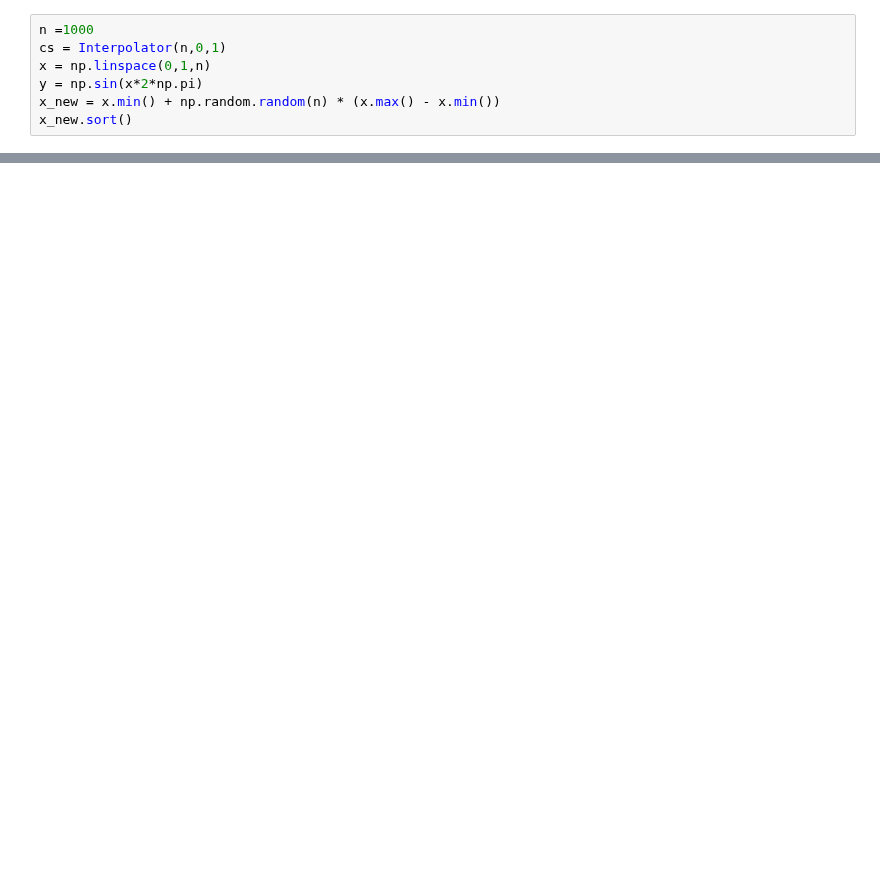
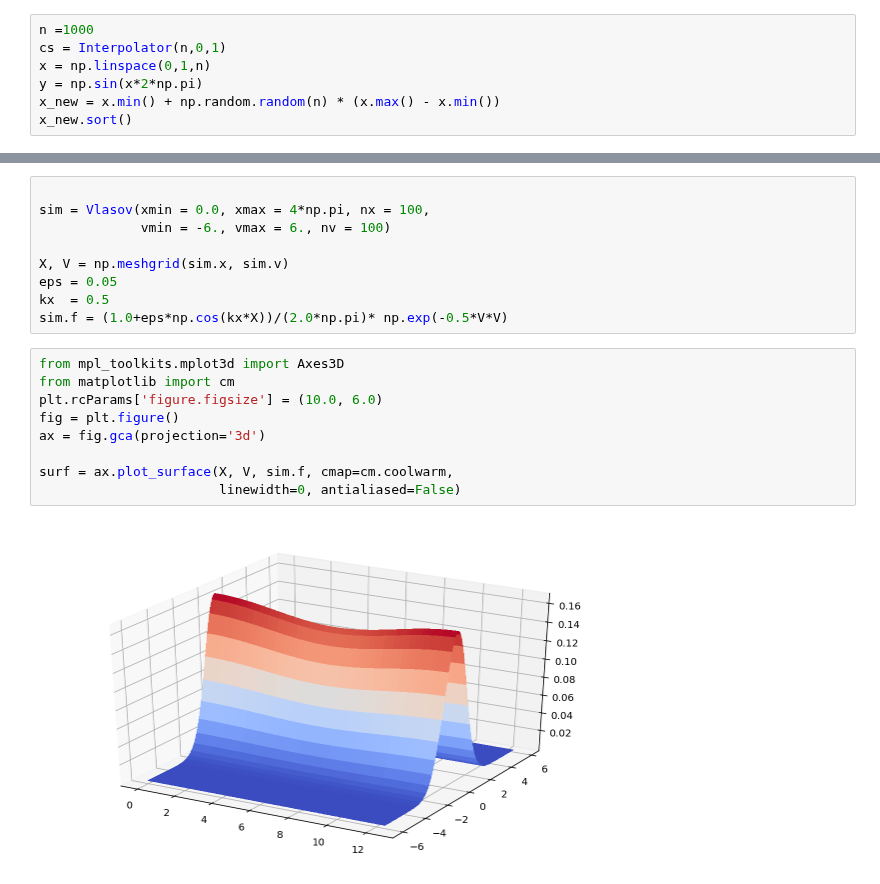
Before and after one commit to pnavaro/math-python, a Jupyter notebook: 40.LandauDamping.ipynb, the cells around one changed output, grey strips where cells are left out. Drawn from its saved outputs; the diff is of its cells as text; blank space fills up the shorter version.

```diff
--- a/40.LandauDamping.ipynb
+++ b/40.LandauDamping.ipynb
@@ -126,0 +144,20 @@ plt.plot(x, y,  x_new, [cs.interpolate(e) for e in x_new]);
+# %%
+
+sim = Vlasov(xmin = 0.0, xmax = 4*np.pi, nx = 100,
+             vmin = -6., vmax = 6., nv = 100)
+
+X, V = np.meshgrid(sim.x, sim.v)
+eps = 0.05
+kx  = 0.5
+sim.f = (1.0+eps*np.cos(kx*X))/(2.0*np.pi)* np.exp(-0.5*V*V)
+# %%
+from mpl_toolkits.mplot3d import Axes3D
+from matplotlib import cm
+plt.rcParams['figure.figsize'] = (10.0, 6.0)
+fig = plt.figure()
+ax = fig.gca(projection='3d')
+
+surf = ax.plot_surface(X, V, sim.f, cmap=cm.coolwarm,
+                       linewidth=0, antialiased=False)
+# %% [output]
+[figure, added]
```
Also changed, not shown: parts of 13 cells of this notebook, 6 other files.
